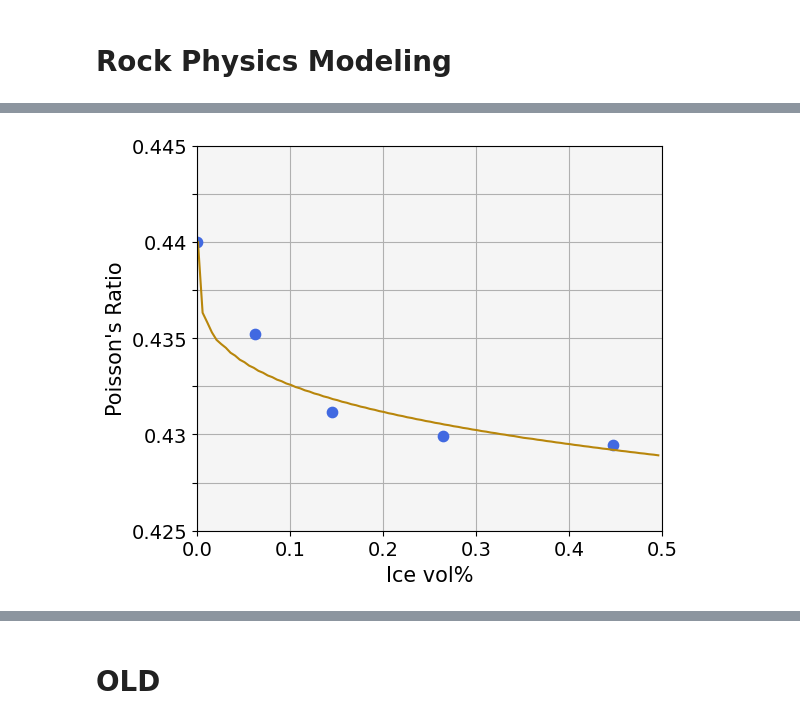
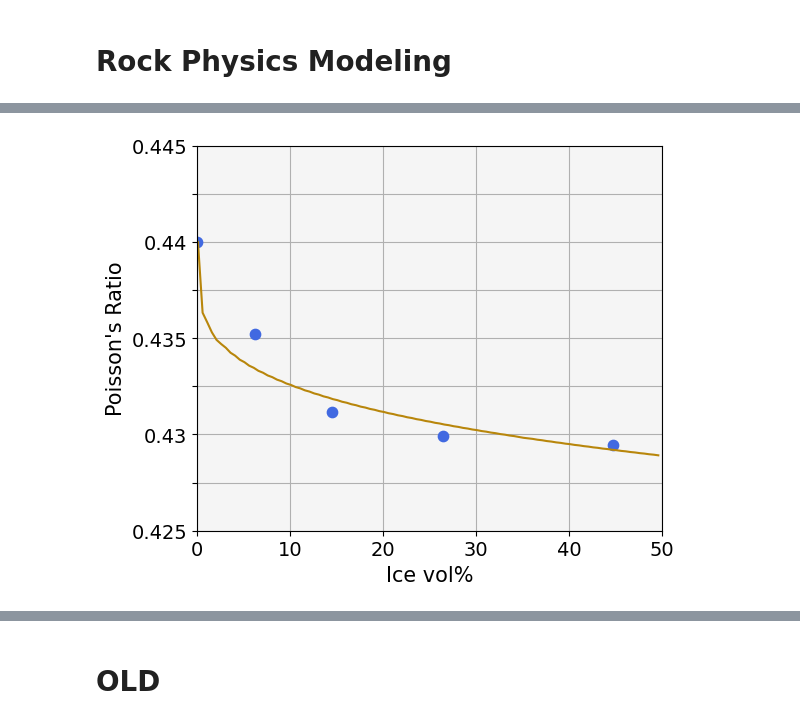
Before and after one commit to astroChance/LunarIce, a Jupyter notebook: notebooks/Icy_Regolith_Modeling.ipynb, the cells around one changed output, grey strips where cells are left out. Saved outputs shown, nothing was run; the diff lists cells and outputs as text; code cells hidden in the pictures.

```diff
--- a/notebooks/Icy_Regolith_Modeling.ipynb
+++ b/notebooks/Icy_Regolith_Modeling.ipynb
@@ -1323,34 +1486,34 @@ fit_vs_p0 = [105, 120, 135, 160]
 
 tmp_prs = [rp.elastic.poisson_vel(p, s) for p, s in zip(fit_vp_p0, fit_vs_p0)]
 
 tmp_ice_range = np.arange(0.001, 0.5, 0.005)
 
 calc_prs = []
 for ice in tmp_ice_range:
     calc_prs.append(pr_ice_fit(max_poisson_list[0], ice))
 
 
 
 
 plt.figure(figsize=(6,5))
 dot_size=55
 
-plt.plot(tmp_ice_range, calc_prs, color="darkgoldenrod")
+plt.plot(tmp_ice_range*100, calc_prs, color="darkgoldenrod")
 plt.scatter(0, max_poisson_list[0], c="royalblue", s=dot_size)
-plt.scatter(ice_percs_vol, tmp_prs, c="royalblue", s=dot_size)
+plt.scatter(np.array(ice_percs_vol)*100, tmp_prs, c="royalblue", s=dot_size)
 plt.xlabel("Ice vol%", fontsize=15)
 plt.ylabel("Poisson's Ratio", fontsize=15)
 plt.gca().tick_params(axis='both', labelsize=14)
-plt.gca().set(xlim=(0,0.5),
+plt.gca().set(xlim=(0,50),
              ylim=(0.425,0.445),
              facecolor="whitesmoke",
              axisbelow=True)
 for label in plt.gca().yaxis.get_ticklabels()[1::2]:
     label.set_visible(False)
 
 plt.gca().yaxis.set_major_formatter(major_formatter3)
 
 plt.grid("both")
 plt.show()
 # %% [output]
-[figure, old version]
+[figure, new version]
```
Also changed, not shown: parts of 11 cells of this notebook, 2 other files.
